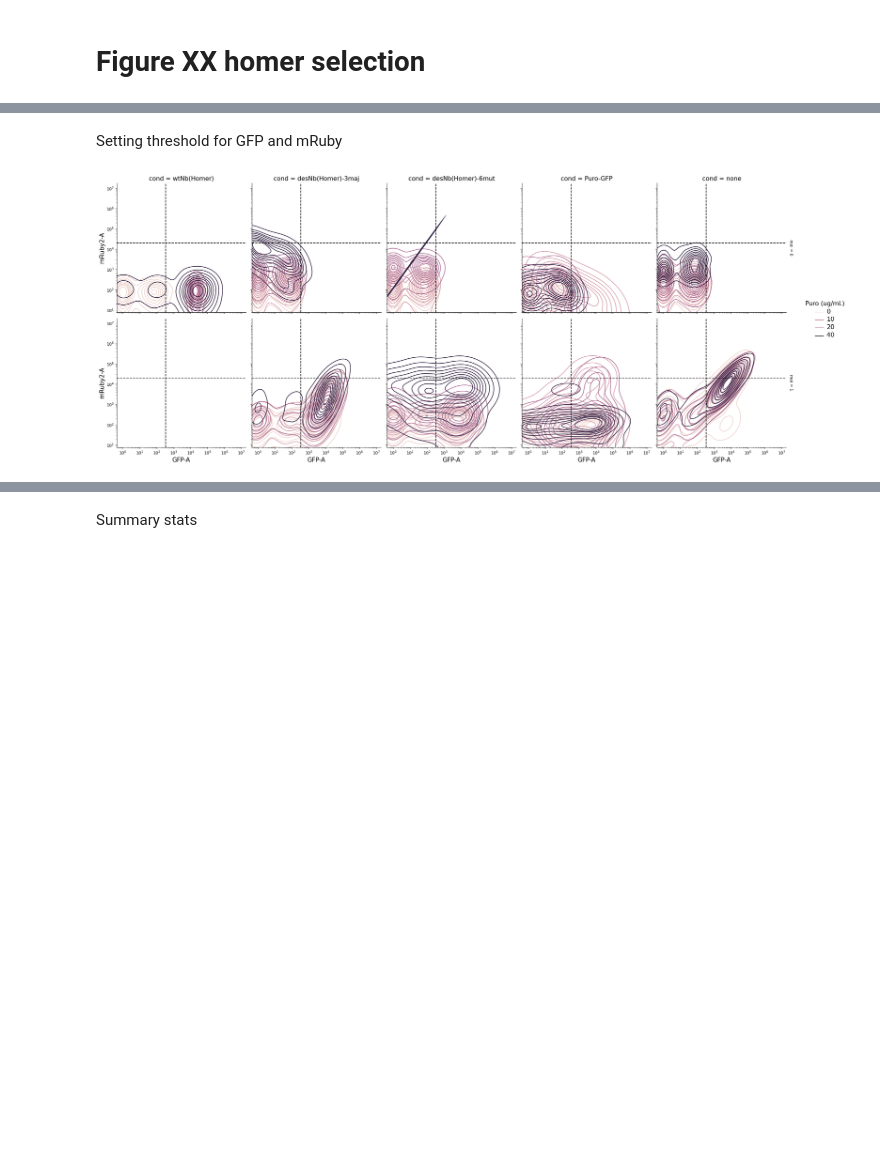
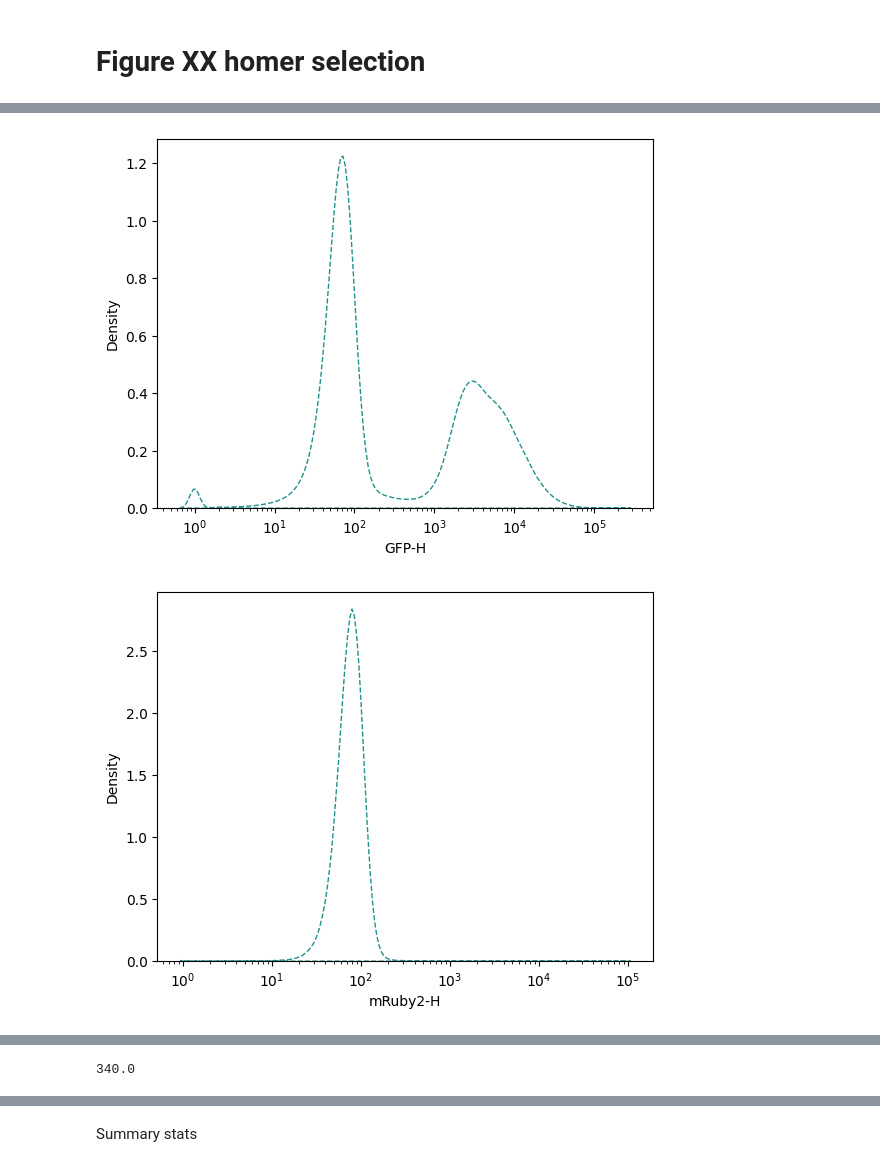
Before and after one commit to GallowayLabMIT/dasit_manuscript, a Jupyter notebook: Figure_XX_homer/homer_nb_selection.ipynb, the cells around one changed output, grey strips where cells are left out. Saved outputs shown, nothing was run; the diff lists cells and outputs as text; code cells hidden in the pictures; blank space fills up the shorter version.

Commit message:
Updated homer notebook with new graphs

```diff
--- a/Figure_XX_homer/homer_nb_selection.ipynb
+++ b/Figure_XX_homer/homer_nb_selection.ipynb
@@ -58,0 +58,13 @@ small_data_all = df_log_friendly.groupby(['cond']).sample(n=numSamples, random_s
+# %%
+#Load data
+data = pd.DataFrame()
+if cache_path.is_file(): data = pd.read_parquet(cache_path)
+else:
+    channel_list = ['mRuby2-A', 'mRuby2-H','GFP-H','GFP-A', 'iRFP670-A','iRFP670-H', 'FSC-A']
+    data = rd.flow.load_groups_with_metadata(plates_dict,columns=channel_list) #Could add in columns=channel_list here to get specific columns
+
+    # Remove NaN values
+    data.dropna(inplace=True)
+
+    # Save data in the cache path for easier loading next time
+    data.to_parquet(rd.outfile(cache_path))
@@ -58,0 +87,13 @@ small_data_all = df_log_friendly.groupby(['cond']).sample(n=numSamples, random_s
+# %%
+channel_list = ['mRuby2-A', 'mRuby2-H','GFP-H','GFP-A', 'iRFP670-A','iRFP670-H']
+for channel in channel_list:
+    data.loc[data[channel] <=0, channel] = 1
+# %%
+parameters = np.array(['GFP-H', 'mRuby2-H', 'iRFP670-H'])
+for param in parameters:
+    untransfected = data[(data['cond'] == 'none')& (data[param] > 0)]
+    g = plt.figure()
+    sns.kdeplot(untransfected, x=param,hue='cond',log_scale=True,legend=False,fill=True,common_norm=False,palette='viridis', alpha = 0, linestyle = '--')
+# %% [output]
+[figure, added]
+[figure, added]
@@ -59,31 +101,8 @@ small_data_all = df_log_friendly.groupby(['cond']).sample(n=numSamples, random_s
 # %%
-df_no_GFP = df[(df['moi'] == 0)& (df['cond'] != 'Puro-GFP')]
-df_no_mruby = df[df['cond'] == 'none']
-gfp_threshold = df_no_GFP['GFP-A'].quantile(0.9995)
+untransduced = data[(data['moi'] == 0)& (data['cond'] != 'Puro-GFP')]
+df_no_mruby = data[data['cond'] == 'none']
+gfp_threshold = untransduced['GFP-A'].quantile(0.9995)
 mruby_threshold = df_no_mruby['mRuby2-A'].quantile(0.9995)
+display(gfp_threshold)
+# %% [output]
+340.0
-# %% [markdown]
-Setting threshold for GFP and mRuby
-# %%
-cond_order = ['wtNb(Homer)', 'desNb(Homer)-3maj', 'desNb(Homer)-6mut', 'Puro-GFP', 'none']
-small_data_all['cond'] = pd.Categorical(
-    small_data_all['cond'],
-    categories=cond_order,
-    ordered=True
-)
-
-g = sns.displot(data = small_data_all, x = 'GFP-A', y = 'mRuby2-A', hue = 'puro', row = 'moi',col = 'cond', log_scale=True, common_norm=False, kind='kde', facet_kws=dict(margin_titles=True))
-ax_vlines = [ax.axvline(gfp_threshold, color='black', linestyle='--') for ax in g.axes.flatten()]
-ax_hlines = [ax.axhline(mruby_threshold, color='black', linestyle='--') for ax in g.axes.flatten()]
-ax_xfontsizes = [ax.set_xlabel(ax.get_xlabel(), fontsize=15) for ax in g.axes.flatten()]
-ax_yfontsizes = [ax.set_ylabel(ax.get_ylabel(), fontsize=15) for ax in g.axes.flatten()]
-ax_titles = [ax.set_title(ax.get_title(), fontsize=15) for ax in g.axes.flatten()]
-ax_row_titles = [ax.set_title(ax.get_title(), fontsize=15) for ax in g.axes[:,0]]
-
-# Change the legend title
-g.legend.set_title("Puro (ug/mL)")
-
-# Change font sizes
-plt.setp(g.legend.get_texts(), fontsize=15)
-g.legend.get_title().set_fontsize(15)
-# %% [output]
-[figure, removed]
```
Also changed, not shown: parts of 29 cells of this notebook.
